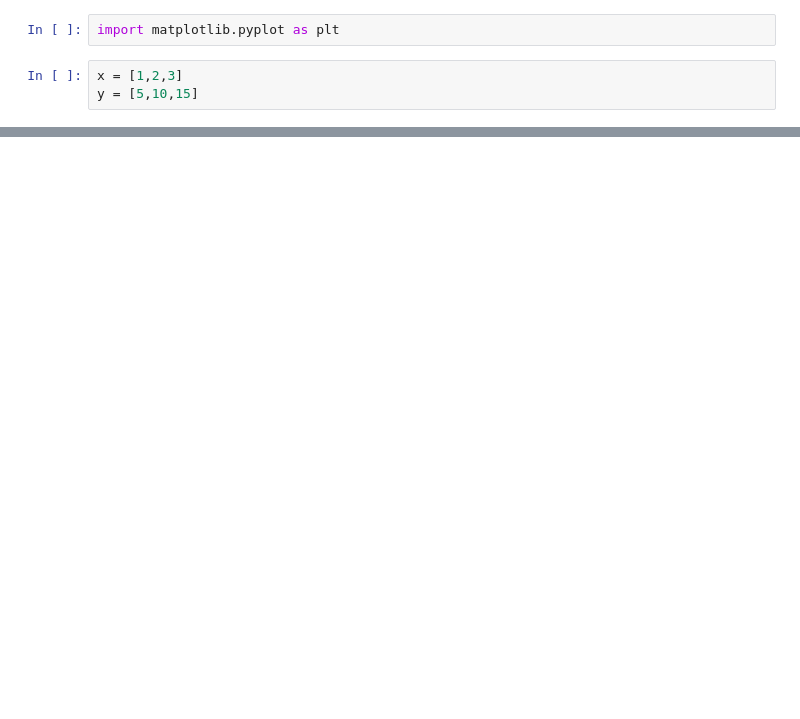
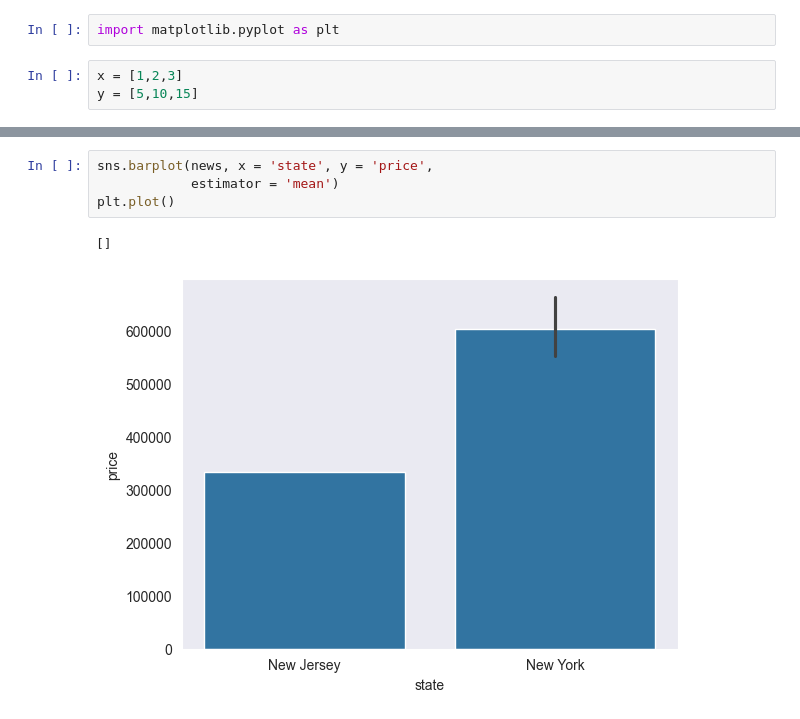
Before and after one commit to malex167/Learning-Python-Files, a Jupyter notebook: Matplotlib and Seaborn.ipynb, the cells around one changed output, grey strips where cells are left out. Drawn from its saved outputs; the diff is of its cells as text; blank space fills up the shorter version.

```diff
--- a/Matplotlib and Seaborn.ipynb
+++ b/Matplotlib and Seaborn.ipynb
@@ -34,0 +72,7 @@ plt.show()
+# %%
+sns.barplot(news, x = 'state', y = 'price',
+            estimator = 'mean')
+plt.plot()
+# %% [output]
+[]
+[figure, added]
```
Also changed, not shown: parts of 13 cells of this notebook, 3 other files.
